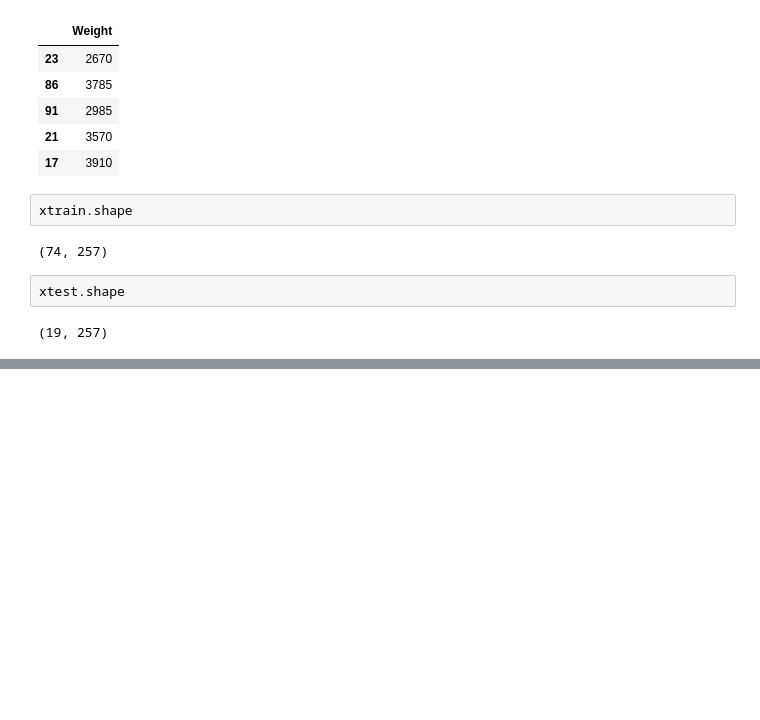
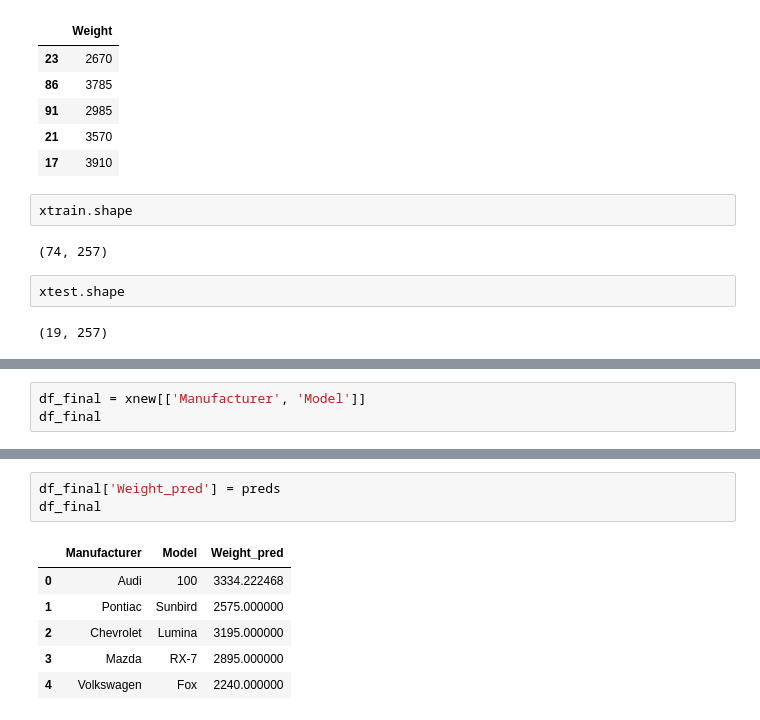
Before and after one commit to Gunlok28/Machine-Learning_Beginner-to-Pro, a Jupyter notebook: Automated Preprocessing/Pipeline.ipynb, the cells around one changed output, grey strips where cells are left out. Cells and saved outputs as stored; diff of their text form; blank space fills up the shorter version.

```diff
--- a/Automated Preprocessing/Pipeline.ipynb
+++ b/Automated Preprocessing/Pipeline.ipynb
@@ -238,0 +384,3 @@ xtest.shape
+# %%
+df_final = xnew[['Manufacturer', 'Model']]
+df_final
@@ -238,0 +394,10 @@ xtest.shape
+# %%
+df_final['Weight_pred'] = preds
+df_final
+# %% [output]
+|  | Manufacturer | Model | Weight_pred |
+| 0 | Audi | 100 | 3334.222468 |
+| 1 | Pontiac | Sunbird | 2575.000000 |
+| 2 | Chevrolet | Lumina | 3195.000000 |
+| 3 | Mazda | RX-7 | 2895.000000 |
+| 4 | Volkswagen | Fox | 2240.000000 |
```
Also changed, not shown: parts of 20 cells of this notebook.
